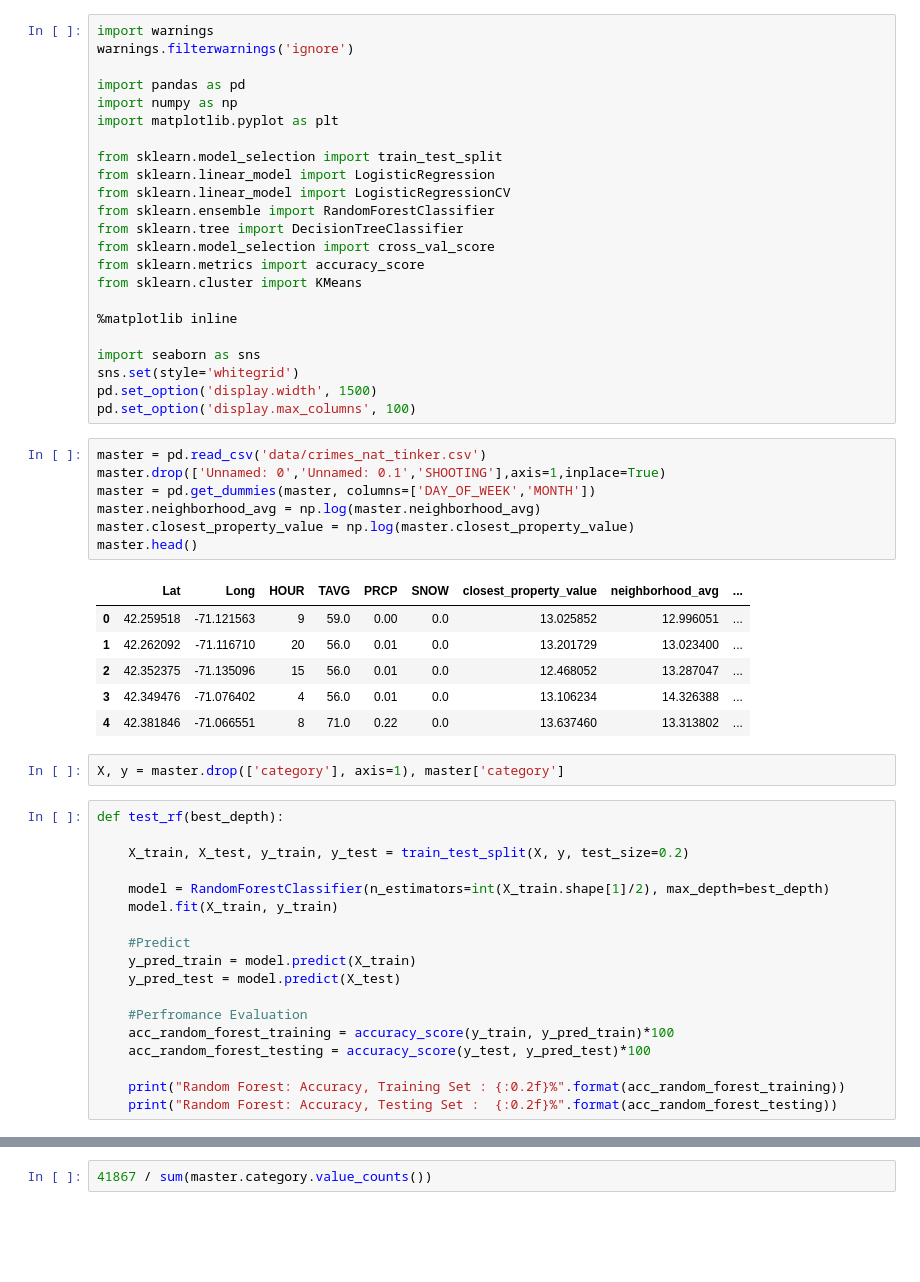
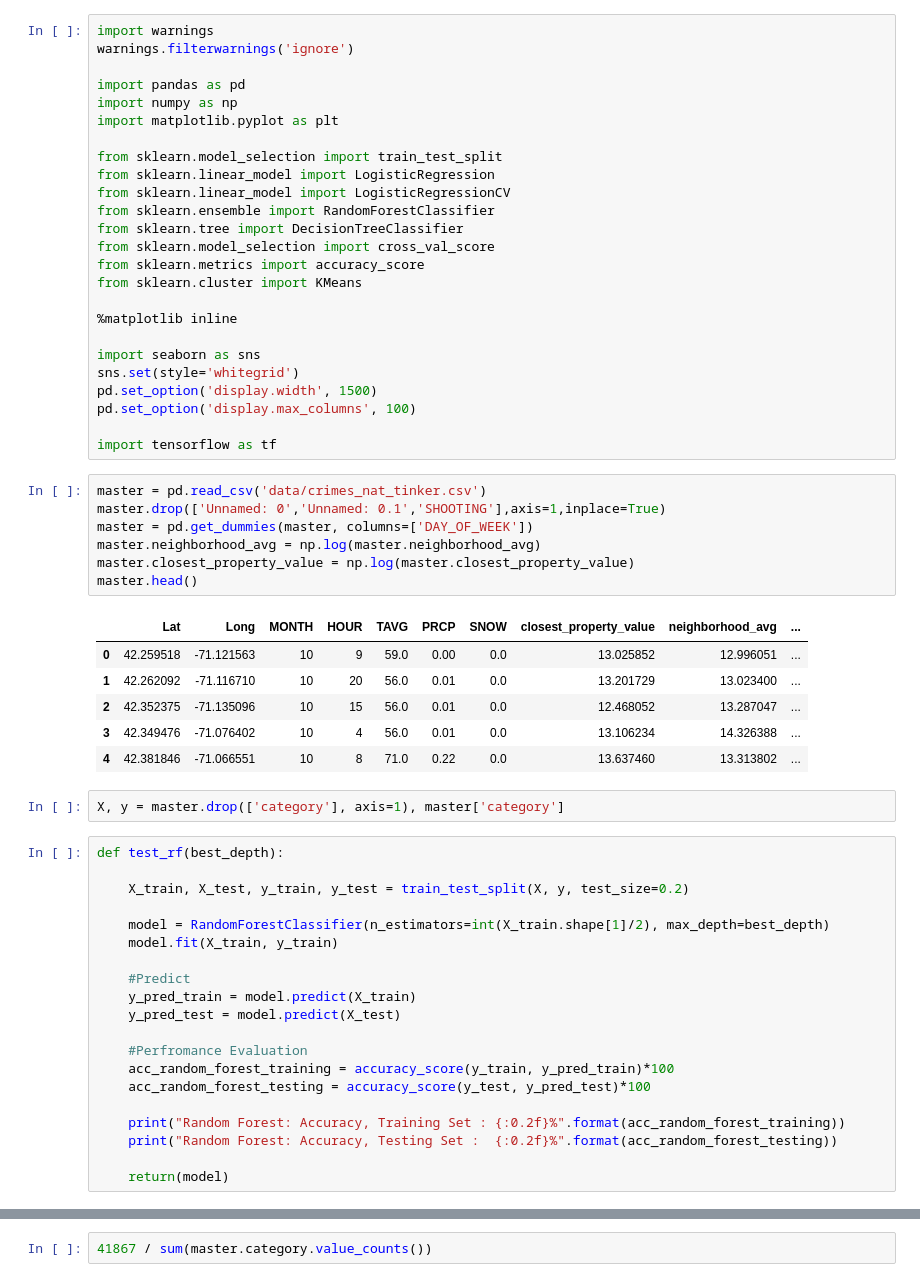
Before and after one commit to cs109a-crime/cs109a-crime.github.io, a Jupyter notebook: notebooks/daphne_tinker_part4.ipynb, the cells around one changed output, grey strips where cells are left out. Drawn from its saved outputs; the diff is of its cells as text; blank space fills up the shorter version.

```diff
--- a/notebooks/daphne_tinker_part4.ipynb
+++ b/notebooks/daphne_tinker_part4.ipynb
@@ -21,20 +21,22 @@ import seaborn as sns
 sns.set(style='whitegrid')
 pd.set_option('display.width', 1500)
 pd.set_option('display.max_columns', 100)
+
+import tensorflow as tf
 # %%
 master = pd.read_csv('data/crimes_nat_tinker.csv')
 master.drop(['Unnamed: 0','Unnamed: 0.1','SHOOTING'],axis=1,inplace=True)
-master = pd.get_dummies(master, columns=['DAY_OF_WEEK','MONTH'])
+master = pd.get_dummies(master, columns=['DAY_OF_WEEK'])
 master.neighborhood_avg = np.log(master.neighborhood_avg)
 master.closest_property_value = np.log(master.closest_property_value)
 master.head()
 # %% [output]
-|  | Lat | Long | HOUR | TAVG | PRCP | SNOW | closest_property_value | neighborhood_avg | ... |
-| 0 | 42.259518 | -71.121563 | 9 | 59.0 | 0.00 | 0.0 | 13.025852 | 12.996051 | ... |
-| 1 | 42.262092 | -71.116710 | 20 | 56.0 | 0.01 | 0.0 | 13.201729 | 13.023400 | ... |
-| 2 | 42.352375 | -71.135096 | 15 | 56.0 | 0.01 | 0.0 | 12.468052 | 13.287047 | ... |
-| 3 | 42.349476 | -71.076402 | 4 | 56.0 | 0.01 | 0.0 | 13.106234 | 14.326388 | ... |
-| 4 | 42.381846 | -71.066551 | 8 | 71.0 | 0.22 | 0.0 | 13.637460 | 13.313802 | ... |
+|  | Lat | Long | MONTH | HOUR | TAVG | PRCP | SNOW | closest_property_value | neighborhood_avg | ... |
+| 0 | 42.259518 | -71.121563 | 10 | 9 | 59.0 | 0.00 | 0.0 | 13.025852 | 12.996051 | ... |
+| 1 | 42.262092 | -71.116710 | 10 | 20 | 56.0 | 0.01 | 0.0 | 13.201729 | 13.023400 | ... |
+| 2 | 42.352375 | -71.135096 | 10 | 15 | 56.0 | 0.01 | 0.0 | 12.468052 | 13.287047 | ... |
+| 3 | 42.349476 | -71.076402 | 10 | 4 | 56.0 | 0.01 | 0.0 | 13.106234 | 14.326388 | ... |
+| 4 | 42.381846 | -71.066551 | 10 | 8 | 71.0 | 0.22 | 0.0 | 13.637460 | 13.313802 | ... |
 # %%
 X, y = master.drop(['category'], axis=1), master['category']
 # %%
@@ -55,3 +57,5 @@ def test_rf(best_depth):
 
     print("Random Forest: Accuracy, Training Set : {:0.2f}%".format(acc_random_forest_training))
     print("Random Forest: Accuracy, Testing Set :  {:0.2f}%".format(acc_random_forest_testing))
+
+    return(model)
```
Also changed, not shown: parts of 16 cells of this notebook, 1 other file.
